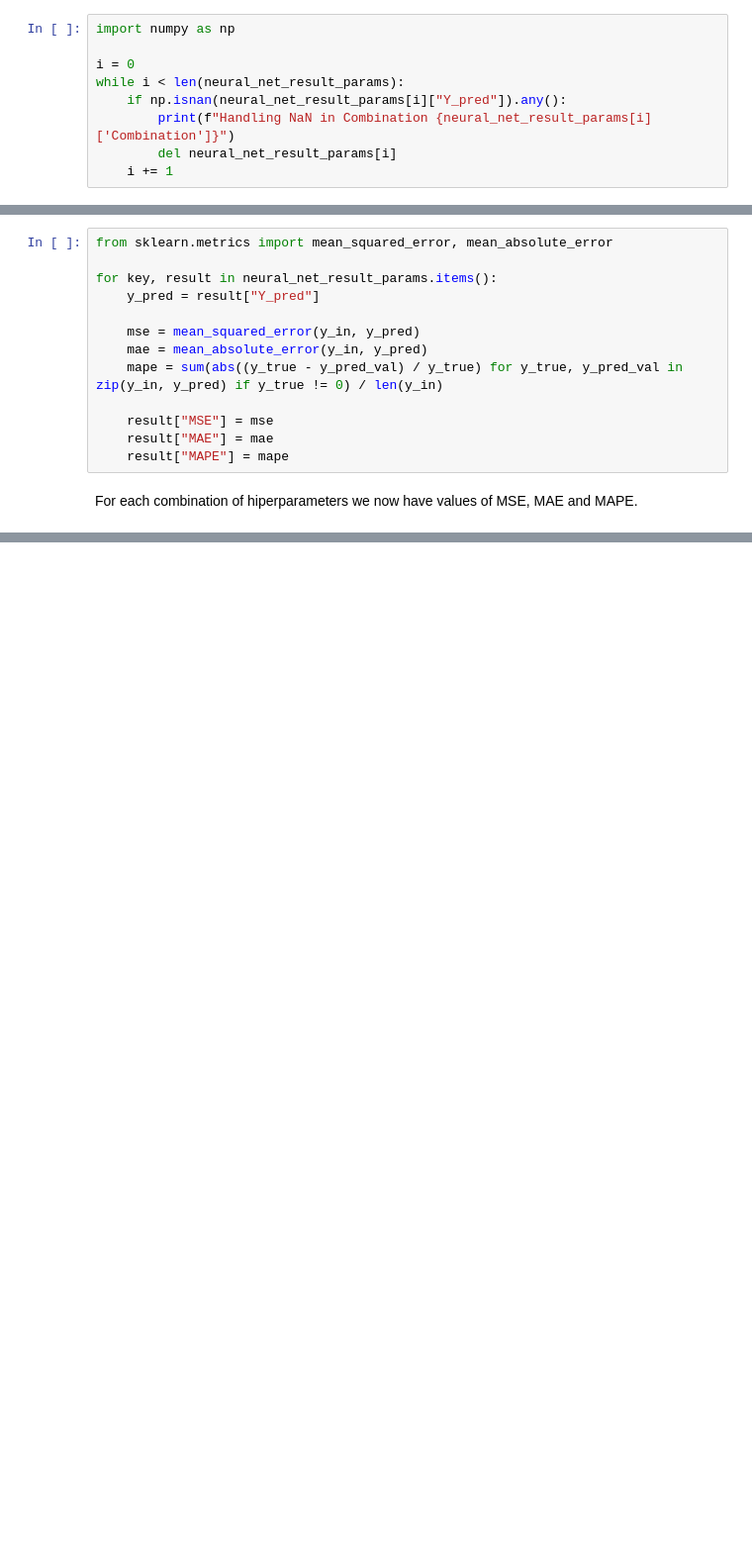
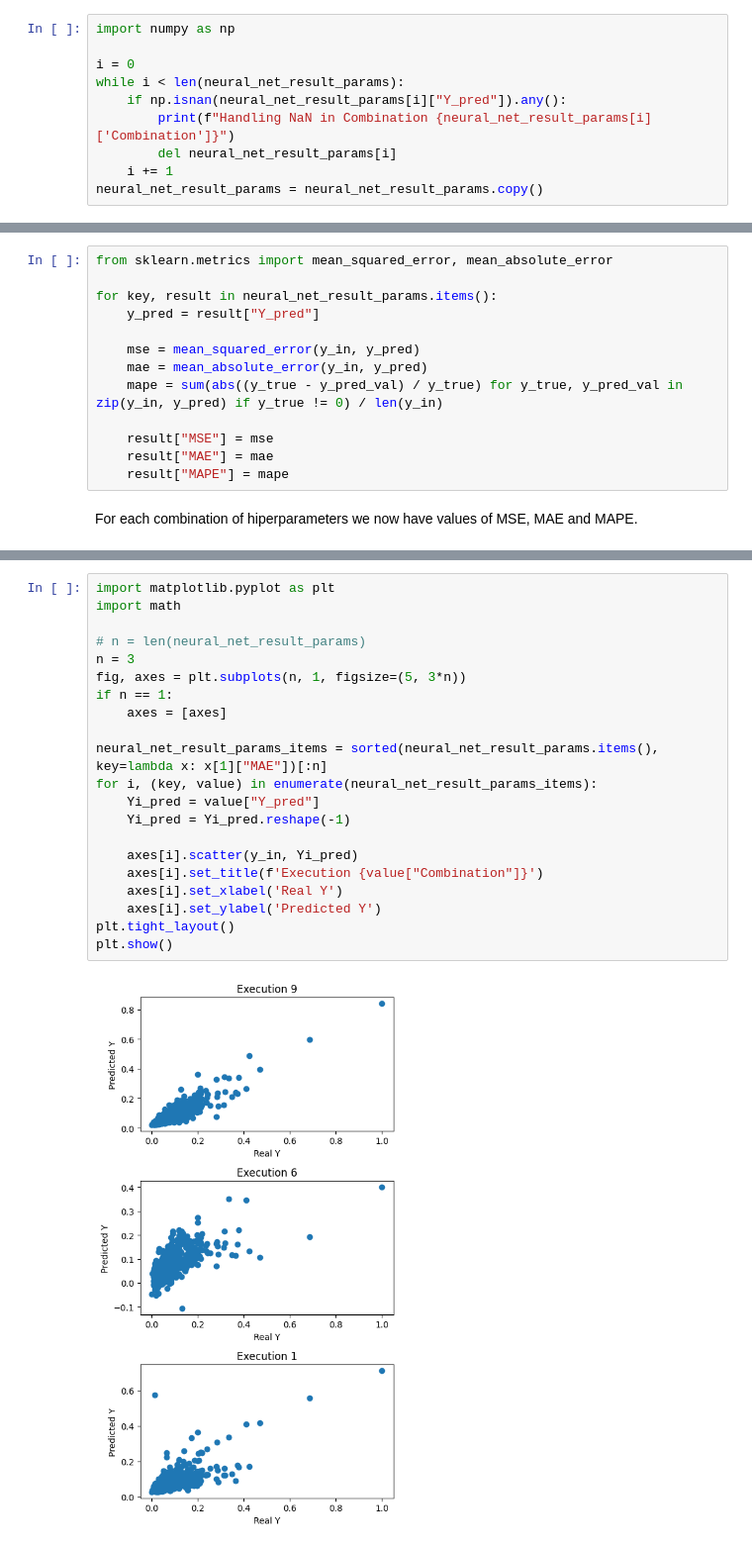
Before and after one commit to mananoreboton/A1-ManuelBueno, a Jupyter notebook: PredictionsComparison.ipynb, the cells around one changed output, grey strips where cells are left out. Shown at 99% size. Saved outputs shown, nothing was run; the diff lists cells and outputs as text; blank space fills up the shorter version.

Commit message:
WORKING: Notebook BP plots

```diff
--- a/PredictionsComparison.ipynb
+++ b/PredictionsComparison.ipynb
@@ -127,3 +144,4 @@ while i < len(neural_net_result_params):
         print(f"Handling NaN in Combination {neural_net_result_params[i]['Combination']}")
         del neural_net_result_params[i]
     i += 1
+neural_net_result_params = neural_net_result_params.copy()
@@ -180,0 +216,23 @@ Data frame saved to 'hyperparameters_performance_results.csv' with the following
+# %%
+import matplotlib.pyplot as plt
+import math
+
+# n = len(neural_net_result_params)
+n = 3
+fig, axes = plt.subplots(n, 1, figsize=(5, 3*n))
+if n == 1:
+    axes = [axes]
+
+neural_net_result_params_items = sorted(neural_net_result_params.items(), key=lambda x: x[1]["MAE"])[:n]
+for i, (key, value) in enumerate(neural_net_result_params_items):
+    Yi_pred = value["Y_pred"]
+    Yi_pred = Yi_pred.reshape(-1)
+
+    axes[i].scatter(y_in, Yi_pred)
+    axes[i].set_title(f'Execution {value["Combination"]}')
+    axes[i].set_xlabel('Real Y')
+    axes[i].set_ylabel('Predicted Y')
+plt.tight_layout()
+plt.show()
+# %% [output]
+[figure, added]
```
Also changed, not shown: parts of 11 cells of this notebook, 1 other file.
